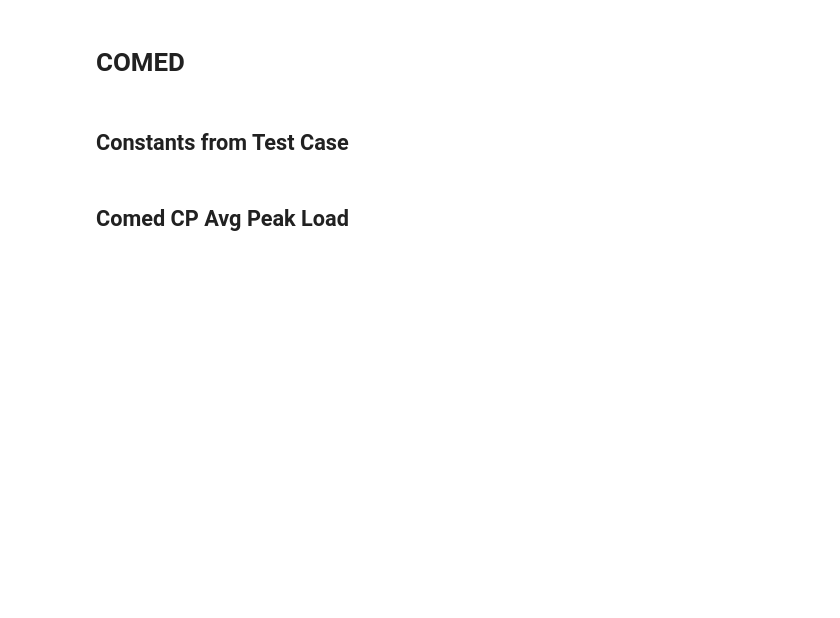
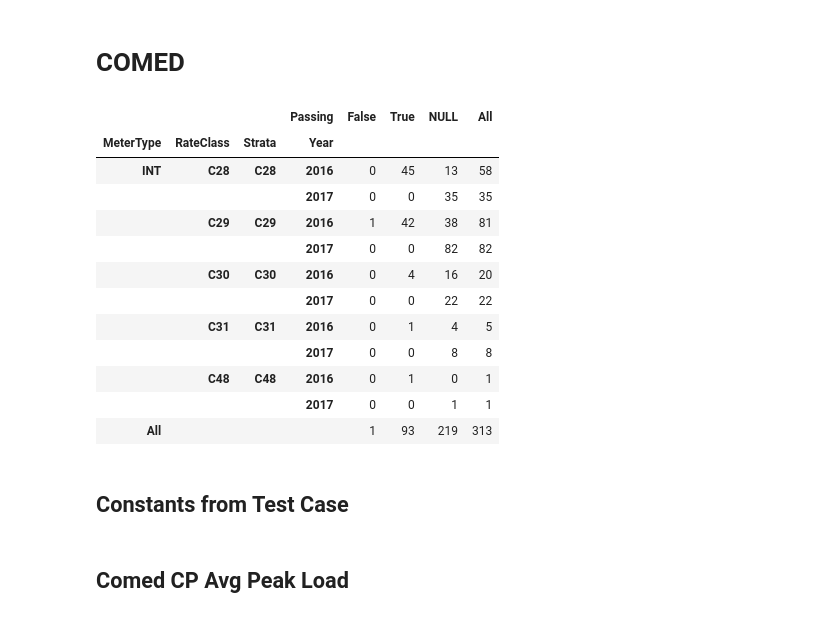
Before and after one commit to mileshill/jeapi, a Jupyter notebook: COMED.ipynb, the cells around one changed output. Cells and saved outputs as stored; diff of their text form; code cells hidden in the pictures; blank space fills up the shorter version.

```diff
--- a/COMED.ipynb
+++ b/COMED.ipynb
@@ -14,3 +20,22 @@ conn = ICapDatabase(fp).connect()
+# %%
+from icap.results.results import Results
+from icap.comed.comed import COMEDRecipe
+
+COMEDRecipe(conn, Results).run_all().analyze_comparison()
+# %% [output]
+|  |  |  | Passing | False | True | NULL | All |
+| MeterType | RateClass | Strata | Year |  |  |  |  |
+| INT | C28 | C28 | 2016 | 0 | 45 | 13 | 58 |
+|  |  |  | 2017 | 0 | 0 | 35 | 35 |
+|  | C29 | C29 | 2016 | 1 | 42 | 38 | 81 |
+|  |  |  | 2017 | 0 | 0 | 82 | 82 |
+|  | C30 | C30 | 2016 | 0 | 4 | 16 | 20 |
+|  |  |  | 2017 | 0 | 0 | 22 | 22 |
+|  | C31 | C31 | 2016 | 0 | 1 | 4 | 5 |
+|  |  |  | 2017 | 0 | 0 | 8 | 8 |
+|  | C48 | C48 | 2016 | 0 | 1 | 0 | 1 |
+|  |  |  | 2017 | 0 | 0 | 1 | 1 |
+| All |  |  |  | 1 | 93 | 219 | 313 |
 # %%
 # Initialize excel writer
 # Use the writer df.to_excel(writer, 'sheet_name')
```
Also changed, not shown: parts of 20 cells of this notebook, 5 other files.
